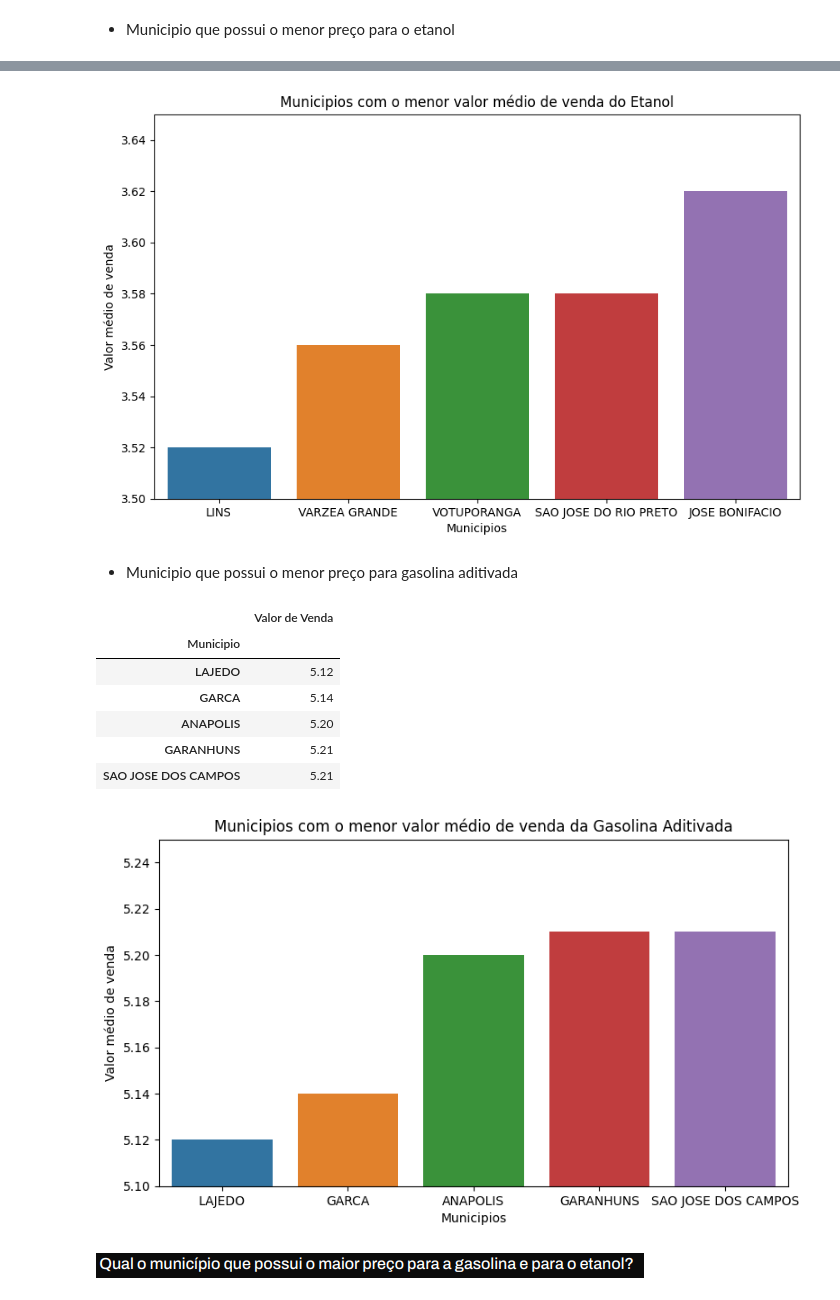
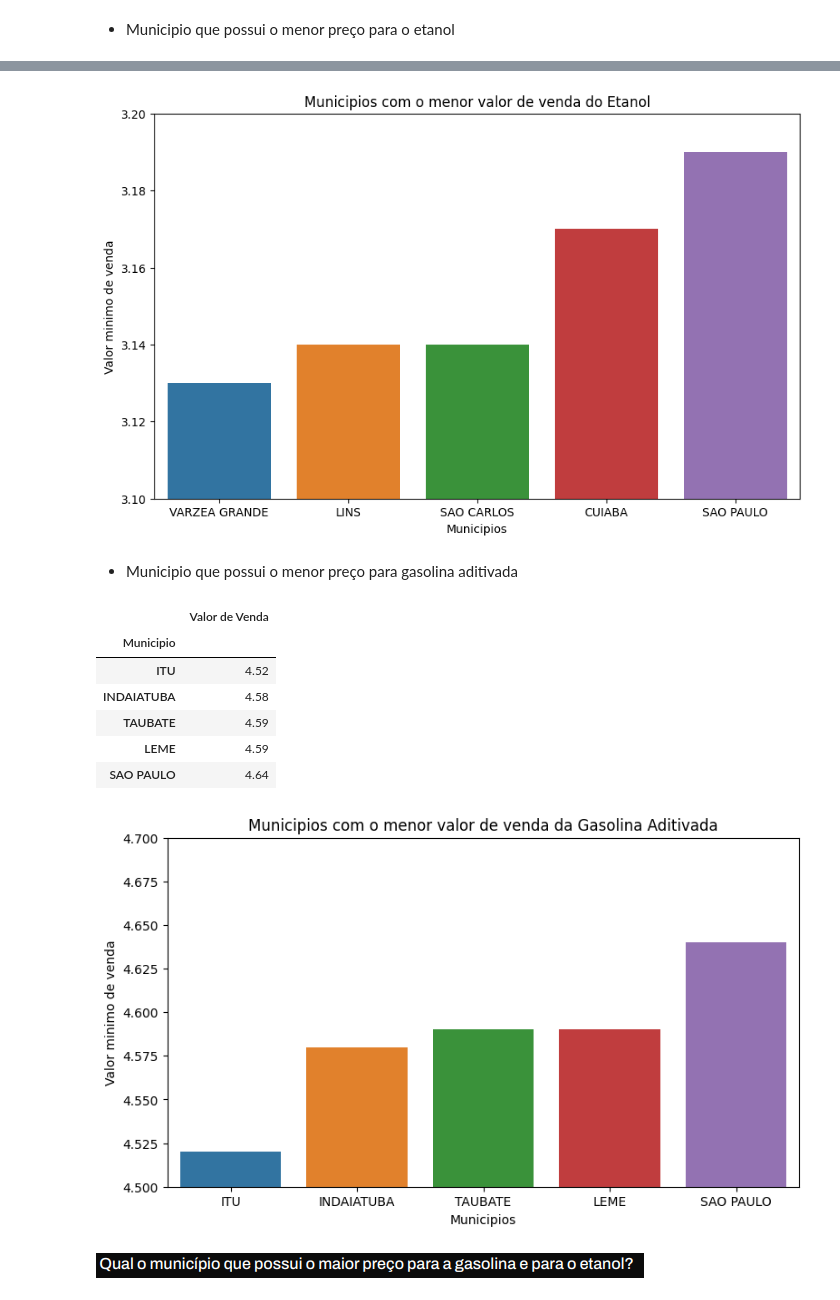
Before and after one commit to CassioRibeiro/PGM4, a Jupyter notebook: PGM4.ipynb, the cells around one changed output, grey strips where cells are left out. Drawn from its saved outputs; the diff is of its cells as text; code cells hidden in the pictures.

Commit message:
Alteração de alguns parâmetros e adição de gráficos

```diff
--- a/PGM4.ipynb
+++ b/PGM4.ipynb
@@ -366,38 +366,38 @@ caroetanol_municipio.head(5)
 # %%
-# Gráfico pare representar os municipios com menor preço médio para o Etanol
+# Gráfico pare representar os municipios com menor preço para o Etanol
 plt.figure(figsize = (10,6))
 sns.barplot(x= caroetanol_municipio.head(5).index, y=caroetanol_municipio['Valor de Venda'].head(5))
-plt.ylim(3.5,3.65)
-plt.title('Municipios com o menor valor médio de venda do Etanol')
+plt.ylim(3.1,3.20)
+plt.title('Municipios com o menor valor de venda do Etanol')
 plt.xlabel('Municipios')
-plt.ylabel('Valor médio de venda')
+plt.ylabel('Valor minimo de venda')
 plt.show()
 # %% [output]
-[figure, old version]
+[figure, new version]
 # %% [markdown]
 * Municipio que possui o menor preço para gasolina aditivada
 # %%
-caroaditivada_municipio = gasolina_aditivada[['Municipio', 'Valor de Venda']].groupby('Municipio').mean().sort_values(by = 'Valor de Venda').round(2)
+caroaditivada_municipio = gasolina_aditivada[['Municipio', 'Valor de Venda']].groupby('Municipio').min().sort_values(by = 'Valor de Venda').round(2)
 caroaditivada_municipio.head(5)
 # %% [output]
 |  | Valor de Venda |
 | Municipio |  |
-| LAJEDO | 5.12 |
-| GARCA | 5.14 |
-| ANAPOLIS | 5.20 |
-| GARANHUNS | 5.21 |
-| SAO JOSE DOS CAMPOS | 5.21 |
+| ITU | 4.52 |
+| INDAIATUBA | 4.58 |
+| TAUBATE | 4.59 |
+| LEME | 4.59 |
+| SAO PAULO | 4.64 |
 # %%
-# Gráfico pare representar os municipios com menor preço médio para Gasolina Aditivada
+# Gráfico pare representar os municipios com menor preço para Gasolina Aditivada
 plt.figure(figsize = (9,5))
 sns.barplot(x= caroaditivada_municipio.head(5).index, y=caroaditivada_municipio['Valor de Venda'].head(5))
-plt.ylim(5.1,5.25)
-plt.title('Municipios com o menor valor médio de venda da Gasolina Aditivada')
+plt.ylim(4.5,4.7)
+plt.title('Municipios com o menor valor de venda da Gasolina Aditivada')
 plt.xlabel('Municipios')
-plt.ylabel('Valor médio de venda')
+plt.ylabel('Valor minimo de venda')
 plt.show()
 # %% [output]
-[figure, old version]
+[figure, new version]
 # %% [markdown]
 ![image.png](embedded-picture-1)
 # %% [markdown]
```
Also changed, not shown: parts of 16 cells of this notebook.
